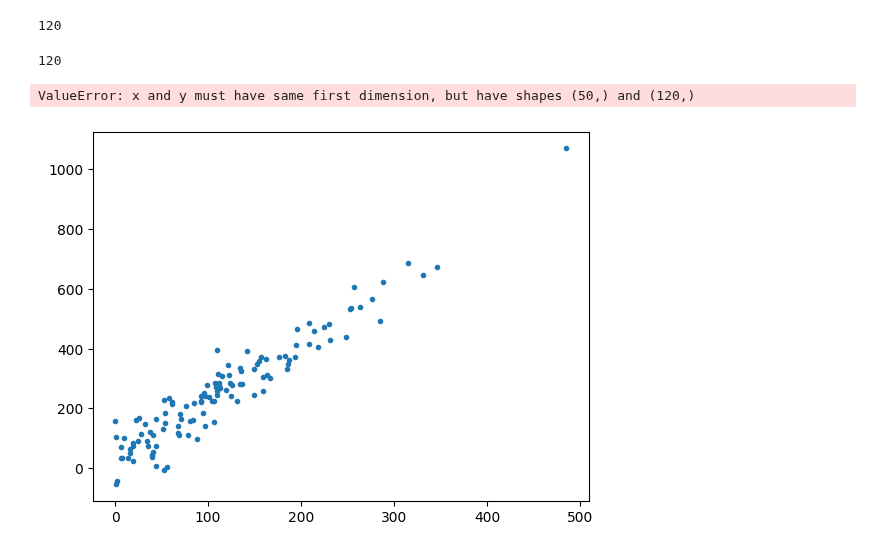
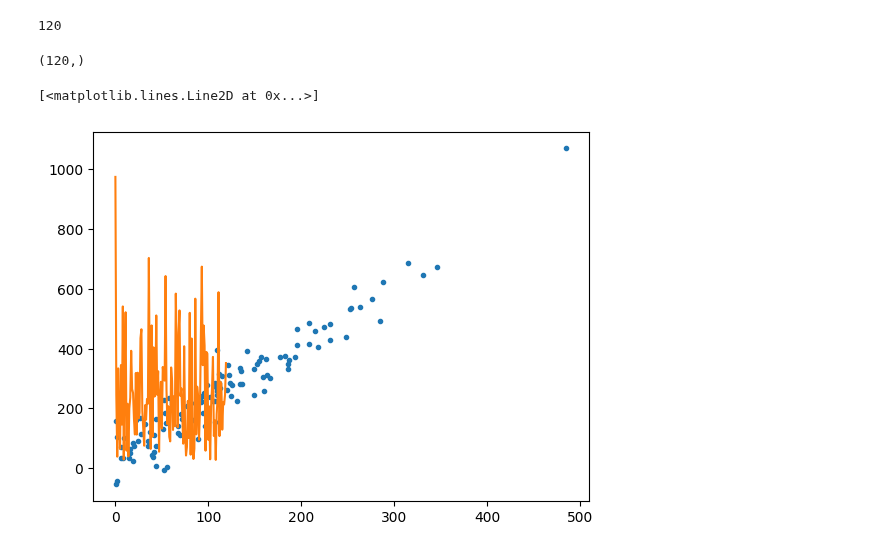
Before and after one commit to SCGlass/Machine-learning, a Jupyter notebook: Exercises/E00_Linear_regression.ipynb, the cells around one changed output. Saved outputs shown, nothing was run; the diff lists cells and outputs as text; code cells hidden in the pictures.

```diff
--- a/Exercises/E00_Linear_regression.ipynb
+++ b/Exercises/E00_Linear_regression.ipynb
@@ -320,20 +323,22 @@ y_pred = np.concatenate(predict(X_test, beta_hat))
 y_pred.size
 # %% [output]
 120
-# %%
-X_test.size
-y_test.size
-# %% [output]
-120
+# %%
+X_test.size
+X_test.shape
+X_test[:, 1].shape # choose all rows, column with index 1
+y_test.
+# %% [output]
+(120,)
 # %%
-x_ax = np.linspace(0,350)
+x_ax = np.linspace(0,500, 120)
 
 plt.plot(X_test[:,1], y_test, '.', label = "samples")
 
 
 plt.plot(x_ax, y_pred, label = "Prediction") # plotting the linear regression line
 # %% [output]
-ValueError: x and y must have same first dimension, but have shapes (50,) and (120,)
+[<matplotlib.lines.Line2D at 0x...>]
-[figure, old version]
+[figure, new version]
 # %%
 y_pred
```
Also changed, not shown: parts of 2 cells of this notebook.
